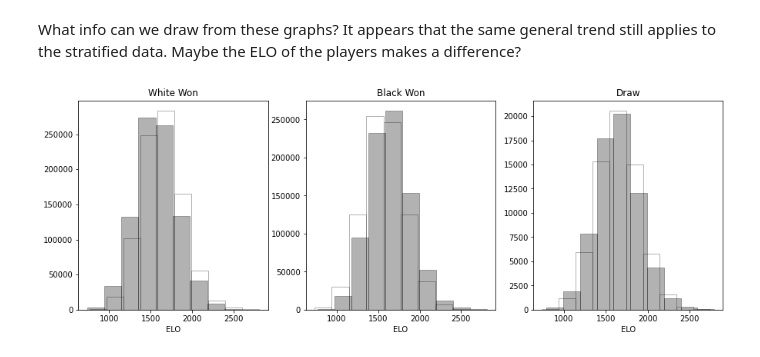
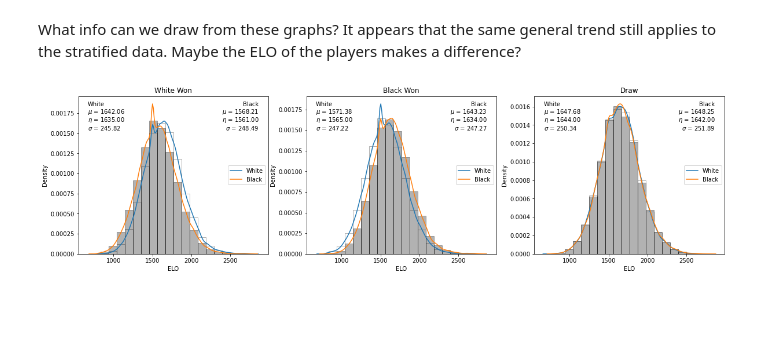
Before and after one commit to silas-wunder/Data-Wrangling-Final-Project, a Jupyter notebook: data_analysis.ipynb, the cells around one changed output. Drawn from its saved outputs; the diff is of its cells as text; code cells hidden in the pictures; blank space fills up the shorter version.

Commit message:
added paired data and info about distribtuions

```diff
--- a/data_analysis.ipynb
+++ b/data_analysis.ipynb
@@ -60,22 +61,78 @@ What info can we draw from these graphs? It appears that the same general trend
 # %%
 # in the cleaning code, any ELO of '?' was set to 0, we should remove these values because they aren't actually 0s
 data.drop(data.loc[(data['White ELO'] == 0) | (data['Black ELO'] == 0)].index, inplace=True)
-whiteWonELOs = data.loc[data['Result'] == '1-0'][['Black ELO', 'White ELO']]
-blackWonELOs = data.loc[data['Result'] == '0-1'][['Black ELO', 'White ELO']]
-drawELOs = data.loc[data['Result'] == '1/2-1/2'][['Black ELO', 'White ELO']]
-fig, axs = plt.subplots(1, 3, figsize=(15, 5))
-axs[0].hist(whiteWonELOs['White ELO'], bins=10, color='white', edgecolor='black', alpha=0.3)
-axs[0].hist(whiteWonELOs['Black ELO'], bins=10, color='black', edgecolor='black', alpha=0.3)
-axs[1].hist(blackWonELOs['White ELO'], bins=10, color='white', edgecolor='black', alpha=0.3)
-axs[1].hist(blackWonELOs['Black ELO'], bins=10, color='black', edgecolor='black', alpha=0.3)
-axs[2].hist(drawELOs['White ELO'], bins=10, color='white', edgecolor='black', alpha=0.3)
-axs[2].hist(drawELOs['Black ELO'], bins=10, color='black', edgecolor='black', alpha=0.3)
+whiteWonELOs = data.loc[data['Result'] == '1-0', ['Black ELO', 'White ELO']]
+blackWonELOs = data.loc[data['Result'] == '0-1', ['Black ELO', 'White ELO']]
+drawELOs = data.loc[data['Result'] == '1/2-1/2', ['Black ELO', 'White ELO']]
+r = (min(np.min(data['White ELO']), np.min(data['Black ELO'])), max(np.max(data['White ELO']), np.max(data['Black ELO'])))
+fig, axs = plt.subplots(1, 3, figsize=(20, 5), sharex=True)
+
+axs[0].hist(whiteWonELOs['White ELO'], bins=20, range=r, density=True, color='white', edgecolor='black', alpha=0.3)
+sns.kdeplot(data=whiteWonELOs, x='White ELO', ax=axs[0], label='White')
+axs[0].hist(whiteWonELOs['Black ELO'], bins=20, range=r, density=True, color='black', edgecolor='black', alpha=0.3)
+sns.kdeplot(data=whiteWonELOs, x='Black ELO', ax=axs[0], label='Black')
+axs[1].hist(blackWonELOs['White ELO'], bins=20, range=r, density=True, color='white', edgecolor='black', alpha=0.3)
+sns.kdeplot(data=blackWonELOs, x='White ELO', ax=axs[1], label='White')
+axs[1].hist(blackWonELOs['Black ELO'], bins=20, range=r, density=True, color='black', edgecolor='black', alpha=0.3)
+sns.kdeplot(data=blackWonELOs, x='Black ELO', ax=axs[1], label='Black')
+axs[2].hist(drawELOs['White ELO'], bins=20, range=r, density=True, color='white', edgecolor='black', alpha=0.3)
+sns.kdeplot(data=drawELOs, x='White ELO', ax=axs[2], label='White')
+axs[2].hist(drawELOs['Black ELO'], bins=20, range=r, density=True, color='black', edgecolor='black', alpha=0.3)
+sns.kdeplot(data=drawELOs, x='Black ELO', ax=axs[2], label='Black')
+
 axs[0].set_title('White Won')
 axs[0].set_xlabel('ELO')
+axs[0].text(0.05, 0.95, 'White', transform=axs[0].transAxes, horizontalalignment='left', verticalalignment='center')
+axs[0].text(0.05, 0.9, f"$\mu$ = {np.mean(whiteWonELOs['White ELO']):.2f}", transform=axs[0].transAxes,\
+     horizontalalignment='left', verticalalignment='center')
+axs[0].text(0.05, 0.85, f"$\eta$ = {np.median(whiteWonELOs['White ELO']):.2f}", transform=axs[0].transAxes,\
+     horizontalalignment='left', verticalalignment='center')
+axs[0].text(0.05, 0.8, f"$\sigma$ = {np.std(whiteWonELOs['White ELO']):.2f}", transform=axs[0].transAxes,\
+     horizontalalignment='left', verticalalignment='center')
+axs[0].text(0.95, 0.95, 'Black', transform=axs[0].transAxes, horizontalalignment='right', verticalalignment='center')
+axs[0].text(0.95, 0.9, f"$\mu$ = {np.mean(whiteWonELOs['Black ELO']):.2f}", transform=axs[0].transAxes,\
+     horizontalalignment='right', verticalalignment='center')
+axs[0].text(0.95, 0.85, f"$\eta$ = {np.median(whiteWonELOs['Black ELO']):.2f}", transform=axs[0].transAxes,\
+     horizontalalignment='right', verticalalignment='center')
+axs[0].text(0.95, 0.8, f"$\sigma$ = {np.std(whiteWonELOs['Black ELO']):.2f}", transform=axs[0].transAxes,\
+     horizontalalignment='right', verticalalignment='center')
+axs[0].legend(loc='center right')
+
 axs[1].set_title('Black Won')
 axs[1].set_xlabel('ELO')
+axs[1].text(0.05, 0.95, 'White', transform=axs[1].transAxes, horizontalalignment='left', verticalalignment='center')
+axs[1].text(0.05, 0.9, f"$\mu$ = {np.mean(blackWonELOs['White ELO']):.2f}", transform=axs[1].transAxes,\
+     horizontalalignment='left', verticalalignment='center')
+axs[1].text(0.05, 0.85, f"$\eta$ = {np.median(blackWonELOs['White ELO']):.2f}", transform=axs[1].transAxes,\
+     horizontalalignment='left', verticalalignment='center')
+axs[1].text(0.05, 0.8, f"$\sigma$ = {np.std(blackWonELOs['White ELO']):.2f}", transform=axs[1].transAxes,\
+     horizontalalignment='left', verticalalignment='center')
+axs[1].text(0.95, 0.95, 'Black', transform=axs[1].transAxes, horizontalalignment='right', verticalalignment='center')
+axs[1].text(0.95, 0.9, f"$\mu$ = {np.mean(blackWonELOs['Black ELO']):.2f}", transform=axs[1].transAxes,\
+     horizontalalignment='right', verticalalignment='center')
+axs[1].text(0.95, 0.85, f"$\eta$ = {np.median(blackWonELOs['Black ELO']):.2f}", transform=axs[1].transAxes,\
+     horizontalalignment='right', verticalalignment='center')
+axs[1].text(0.95, 0.8, f"$\sigma$ = {np.std(blackWonELOs['Black ELO']):.2f}", transform=axs[1].transAxes,\
+     horizontalalignment='right', verticalalignment='center')
+axs[1].legend(loc='center right')
+
 axs[2].set_title('Draw')
-axs[2].set_xlabel('ELO');
+axs[2].set_xlabel('ELO')
+axs[2].text(0.05, 0.95, 'White', transform=axs[2].transAxes, horizontalalignment='left', verticalalignment='center')
+axs[2].text(0.05, 0.9, f"$\mu$ = {np.mean(drawELOs['White ELO']):.2f}", transform=axs[2].transAxes,\
+     horizontalalignment='left', verticalalignment='center')
+axs[2].text(0.05, 0.85, f"$\eta$ = {np.median(drawELOs['White ELO']):.2f}", transform=axs[2].transAxes,\
+     horizontalalignment='left', verticalalignment='center')
+axs[2].text(0.05, 0.8, f"$\sigma$ = {np.std(drawELOs['White ELO']):.2f}", transform=axs[2].transAxes,\
+     horizontalalignment='left', verticalalignment='center')
+axs[2].text(0.95, 0.95, 'Black', transform=axs[2].transAxes, horizontalalignment='right', verticalalignment='center')
+axs[2].text(0.95, 0.9, f"$\mu$ = {np.mean(drawELOs['Black ELO']):.2f}", transform=axs[2].transAxes,\
+     horizontalalignment='right', verticalalignment='center')
+axs[2].text(0.95, 0.85, f"$\eta$ = {np.median(drawELOs['Black ELO']):.2f}", transform=axs[2].transAxes,\
+     horizontalalignment='right', verticalalignment='center')
+axs[2].text(0.95, 0.8, f"$\sigma$ = {np.std(drawELOs['Black ELO']):.2f}", transform=axs[2].transAxes,\
+     horizontalalignment='right', verticalalignment='center')
+axs[2].legend(loc='center right');
 # %% [output]
-[figure, old version]
+[figure, new version]
 # %% [markdown]
```
Also changed, not shown: parts of 3 cells of this notebook.
